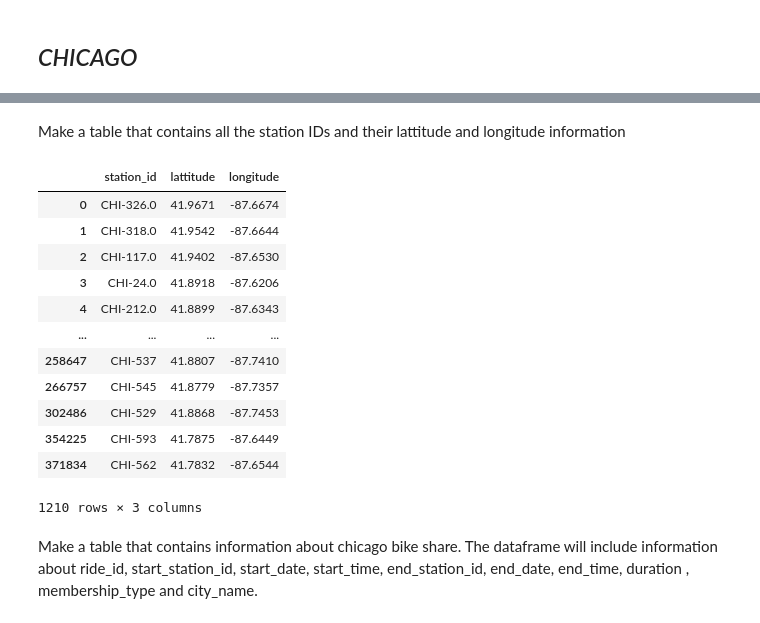
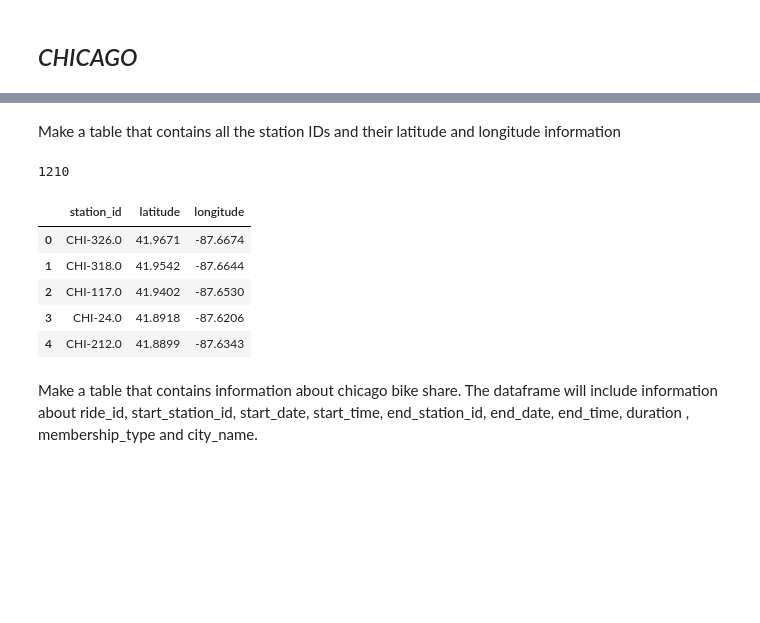
Before and after one commit to GVAlonzo/t5_etl_project, a Jupyter notebook: t5_etl_project.ipynb, the cells around one changed output, grey strips where cells are left out. Saved outputs shown, nothing was run; the diff lists cells and outputs as text; code cells hidden in the pictures; blank space fills up the shorter version.

```diff
--- a/t5_etl_project.ipynb
+++ b/t5_etl_project.ipynb
@@ -202,36 +202,33 @@ chi_bikeshare.head()
 | 3 | C9A388DAC6ABF313 | docked_bike | 2020-01-06 16:17:07 | 2020-01-06 16:25:56 | Clark St & Randolph St | CHI-51 | Fairbanks Ct & Grand Ave | ... |
 | 4 | 943BC3CBECCFD662 | docked_bike | 2020-01-30 08:37:16 | 2020-01-30 08:42:48 | Clinton St & Lake St | CHI-66 | Wells St & Hubbard St | ... |
 # %% [markdown]
-Make a table that contains all the station IDs and their lattitude and longitude information
+Make a table that contains all the station IDs and their latitude and longitude information
 # %%
 # extract relavant columns for the station id df
-station_id_s= chi_bikeshare[["start_station_id", "start_lat", "start_lng"]]
-station_id_e= chi_bikeshare[["end_station_id", "end_lat", "end_lng"]]
+chi_station_id_s= chi_bikeshare[["start_station_id", "start_lat", "start_lng"]]
+chi_station_id_e= chi_bikeshare[["end_station_id", "end_lat", "end_lng"]]
 # %%
 # rename column names so that both station df will have the same columns
-station_id_s =station_id_s.rename(columns={"start_station_id":"station_id", "start_lat":"lattitude","start_lng": "longitude"})
+chi_station_id_s =chi_station_id_s.rename(columns={"start_station_id":"station_id", "start_lat":"latitude","start_lng": "longitude"})
 # %%
 #rename column names so that both station df will have the same columns
-station_id_e= station_id_e.rename(columns={"end_station_id":"station_id", "end_lat":"lattitude","end_lng": "longitude"})
+chi_station_id_e= chi_station_id_e.rename(columns={"end_station_id":"station_id", "end_lat":"latitude","end_lng": "longitude"})
 # %%
 # combine two df in one and drop the duplicate station_ids
-station_id = station_id_e.append(station_id_s)
-station_id.drop_duplicates(subset=['station_id'])
-#station_id["station_id"].nunique()
+chi_station_id = chi_station_id_e.append(chi_station_id_s)
+chi_station_id = chi_station_id.drop_duplicates(subset=['station_id'])
+chi_station_id["station_id"].nunique()
 # %% [output]
-|  | station_id | lattitude | longitude |
-| 0 | CHI-326.0 | 41.9671 | -87.6674 |
-| 1 | CHI-318.0 | 41.9542 | -87.6644 |
-| 2 | CHI-117.0 | 41.9402 | -87.6530 |
-| 3 | CHI-24.0 | 41.8918 | -87.6206 |
-| 4 | CHI-212.0 | 41.8899 | -87.6343 |
-| ... | ... | ... | ... |
-| 258647 | CHI-537 | 41.8807 | -87.7410 |
-| 266757 | CHI-545 | 41.8779 | -87.7357 |
-| 302486 | CHI-529 | 41.8868 | -87.7453 |
-| 354225 | CHI-593 | 41.7875 | -87.6449 |
-| 371834 | CHI-562 | 41.7832 | -87.6544 |
-1210 rows × 3 columns
+1210
+# %%
+chi_station_id.head()
+# %% [output]
+|  | station_id | latitude | longitude |
+| 0 | CHI-326.0 | 41.9671 | -87.6674 |
+| 1 | CHI-318.0 | 41.9542 | -87.6644 |
+| 2 | CHI-117.0 | 41.9402 | -87.6530 |
+| 3 | CHI-24.0 | 41.8918 | -87.6206 |
+| 4 | CHI-212.0 | 41.8899 | -87.6343 |
 # %% [markdown]
 Make a table that contains information about chicago bike share. The dataframe will include information about ride_id, start_station_id, start_date, start_time, end_station_id, end_date, end_time, duration , membership_type and city_name.
 # %%
```
Also changed, not shown: parts of 10 cells of this notebook, 2 other files.
